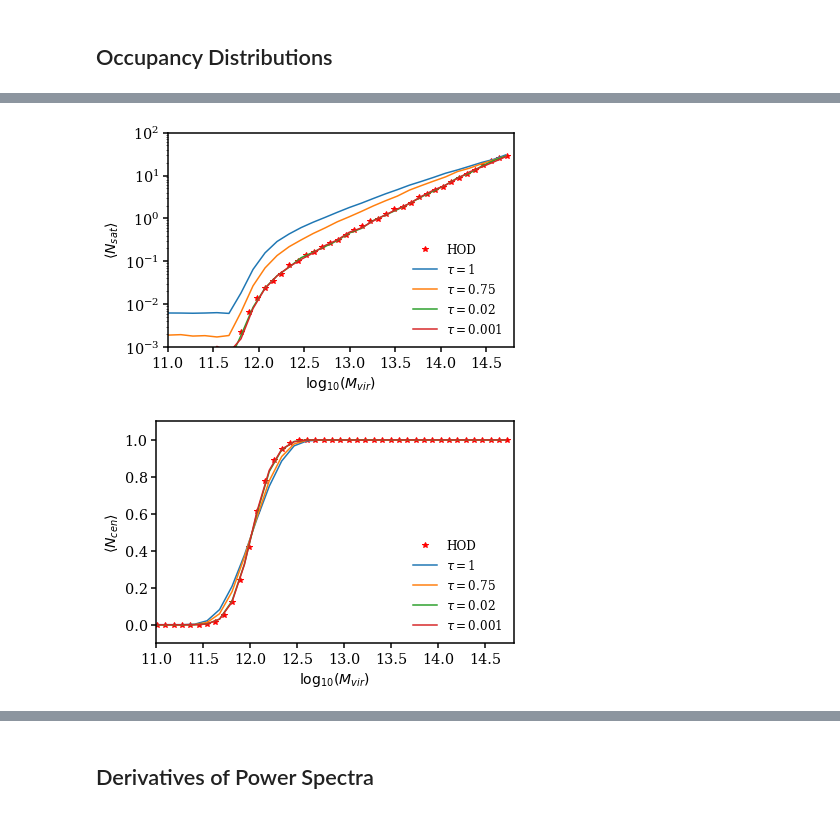
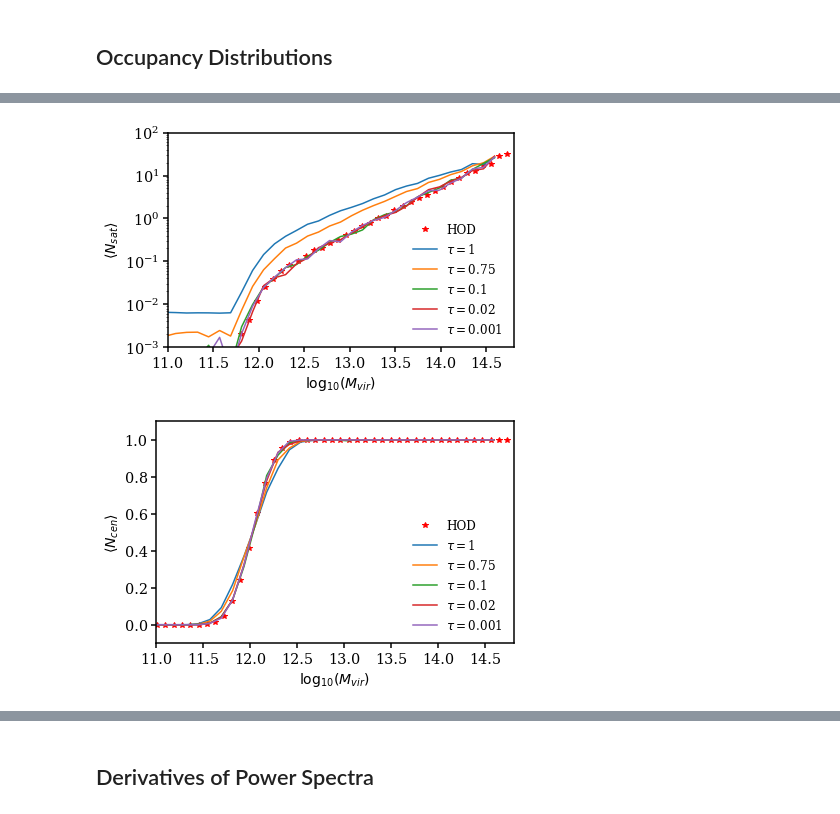
Before and after one commit to DifferentiableUniverseInitiative/DHOD, a Jupyter notebook: nb/Zheng2007_demo.ipynb, the cells around one changed output, grey strips where cells are left out. Saved outputs shown, nothing was run; the diff lists cells and outputs as text; code cells hidden in the pictures.

```diff
--- a/nb/Zheng2007_demo.ipynb
+++ b/nb/Zheng2007_demo.ipynb
@@ -164,7 +166,7 @@ out_cen = []
 binned_out_sat = scipy.stats.binned_statistic(np.log10(zheng07_model.mock.halo_table["halo_mvir"]),zheng07_model.mock.halo_table["halo_num_satellites"],bins=50)
 binned_out_cen = scipy.stats.binned_statistic(np.log10(zheng07_model.mock.halo_table["halo_mvir"]),zheng07_model.mock.halo_table["halo_num_centrals"],bins=50)
 
-for tau in [1,0.75,0.02,0.001]:
+for tau in [1, 0.75, 0.1, 0.02, 0.001]:
 # sampling galaxies from the model
     gal_cat = hod(tf_halocat,temp = tau,params=hod_params)
     binned_out_sat_tf = scipy.stats.binned_statistic(np.log10(tf_halocat["halo_mvir"]),tf.reduce_sum(gal_cat['n_sat'],axis=0),bins=50)
@@ -193,27 +193,27 @@ mpl.rcParams['legend.frameon'] = False
 # %%
 plt.plot((binned_out_sat.bin_edges[1:] + binned_out_sat.bin_edges[:-1])/2,binned_out_sat.statistic,"r*",label="HOD")
 
-tt = [1,0.75,0.02,0.001]
+tt = [1,0.75,0.1, 0.02, 0.001]
 
 for n,os in enumerate(out_sat):
-    plt.plot((os.bin_edges[1:] + os.bin_edges[:-1])/2,os.statistic[0],label=r"$\tau = $" + str(tt[n]))
+    plt.plot((os.bin_edges[1:] + os.bin_edges[:-1])/2,os.statistic,label=r"$\tau = $" + str(tt[n]))
 plt.legend(loc=4,fontsize=12)
 plt.semilogy()
 plt.ylabel(r"$\langle N_{sat} \rangle$",fontsize=14)
 plt.xlabel(r"$\log_{10}(M_{vir})$",fontsize=14)
 plt.ylim(0.001,100)
 plt.xlim(11.0,14.80)
 plt.tight_layout()
 plt.savefig("occupancy_sat.pdf")
 # %% [output]
-[figure, old version]
+[figure, new version]
 # %%
 plt.plot((binned_out_cen.bin_edges[1:] + binned_out_cen.bin_edges[:-1])/2,binned_out_cen.statistic,"r*",label="HOD")
 
-tt = [1,0.75,0.02,0.001]
+tt = [1,0.75,0.1, 0.02, 0.001]
 
 for n,os in enumerate(out_cen):
-    plt.plot((os.bin_edges[1:] + os.bin_edges[:-1])/2,os.statistic[0],label=r"$\tau = $" + str(tt[n]))
+    plt.plot((os.bin_edges[1:] + os.bin_edges[:-1])/2,os.statistic,label=r"$\tau = $" + str(tt[n]))
 plt.legend(loc=4,fontsize=12)
 #plt.semilogy()
 plt.ylabel(r"$\langle N_{cen} \rangle$",fontsize=14)
@@ -224,7 +224,7 @@ plt.tight_layout()
 
 plt.savefig("occupancy_cen.pdf")
 # %% [output]
-[figure, old version]
+[figure, new version]
 # %%
 # choosing subvolume so we can play around easier with derivatives
 
```
Also changed, not shown: parts of 14 cells of this notebook.
